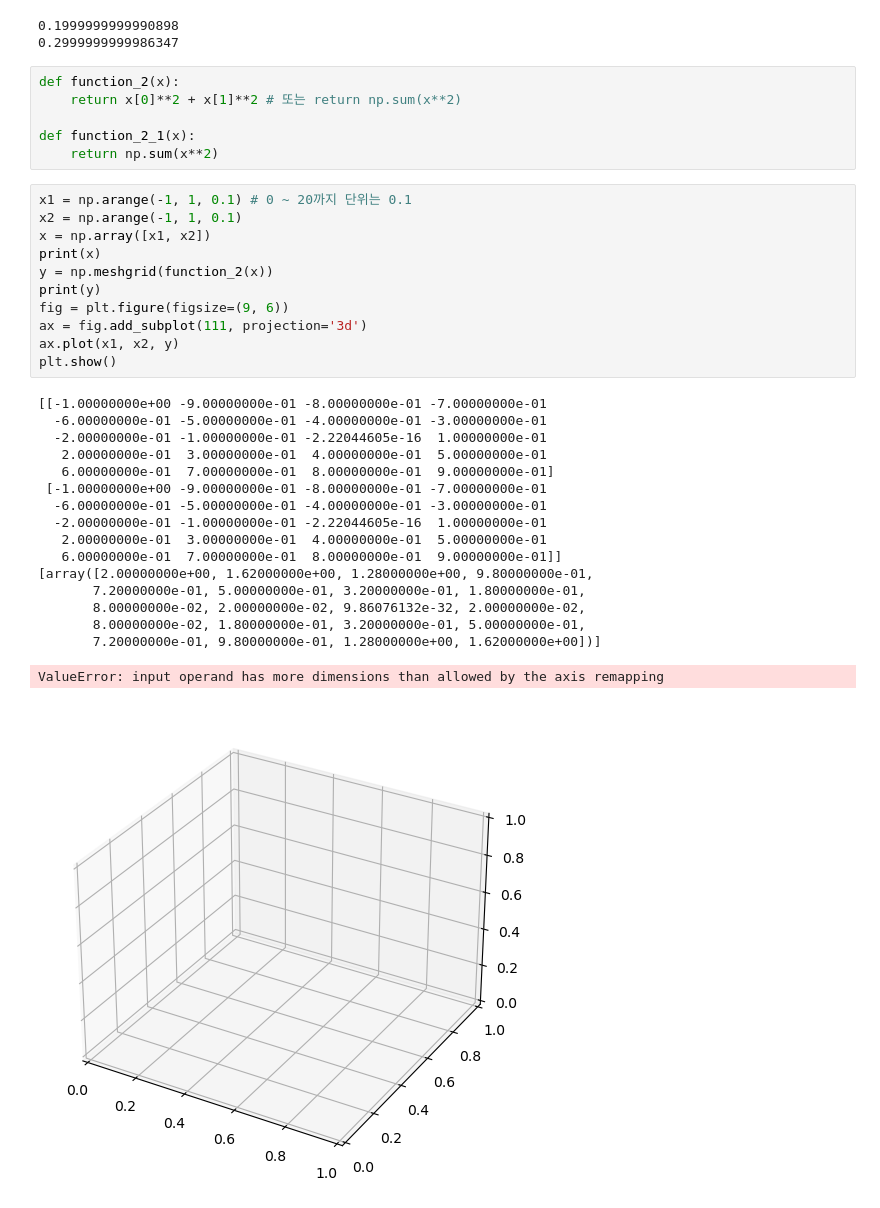
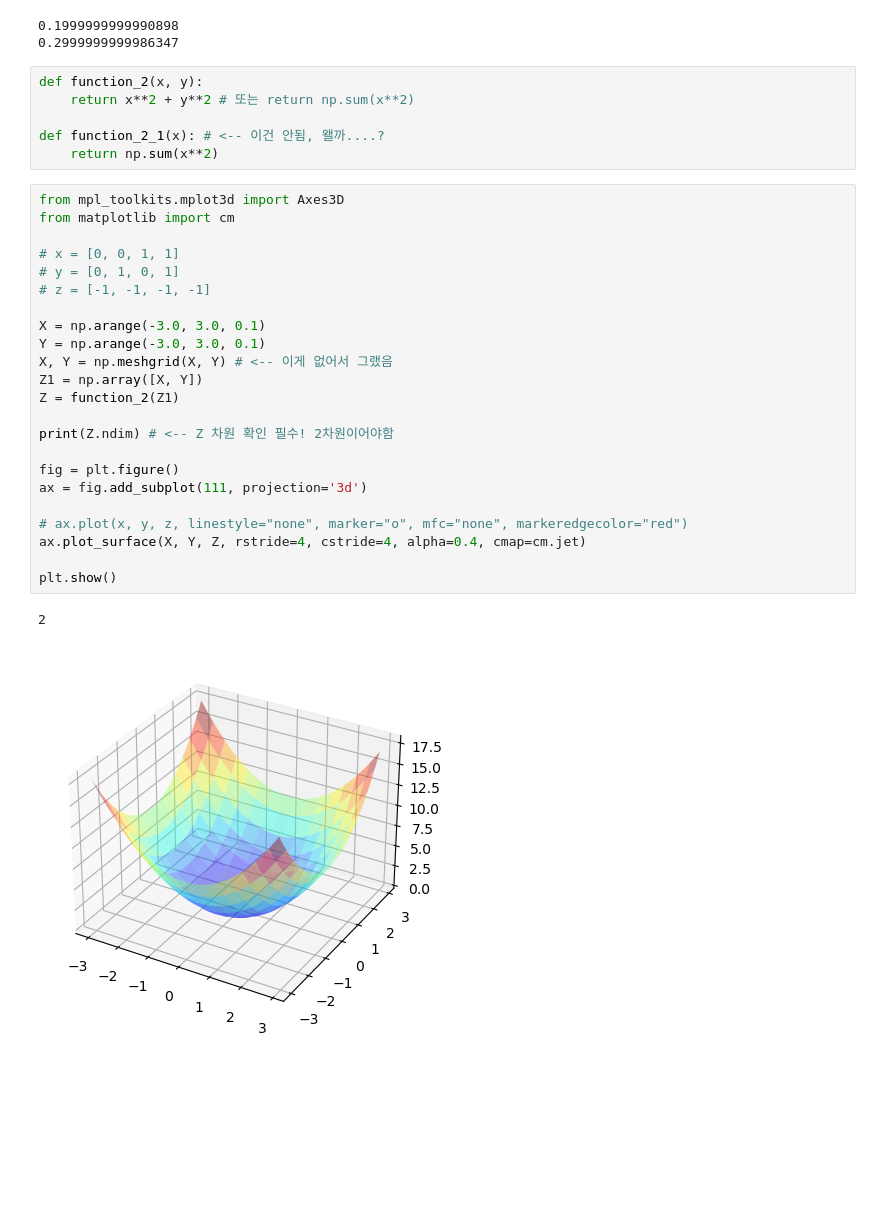
Before and after one commit to lakP44/coding-total, a Jupyter notebook: e-book/밑바닥부터_시작하는_딥러닝/004_신경망_학습.ipynb, the cells around one changed output. Saved outputs shown, nothing was run; the diff lists cells and outputs as text; blank space fills up the shorter version.

```diff
--- a/e-book/밑바닥부터_시작하는_딥러닝/004_신경망_학습.ipynb
+++ b/e-book/밑바닥부터_시작하는_딥러닝/004_신경망_학습.ipynb
@@ -134,37 +134,34 @@ print(numerical_diff(function_1, 10)) # 10에서의 미분값
 0.1999999999990898
 0.2999999999986347
 # %%
-def function_2(x):
-    return x[0]**2 + x[1]**2 # 또는 return np.sum(x**2)
+def function_2(x, y):
+    return x**2 + y**2 # 또는 return np.sum(x**2)
 
-def function_2_1(x):
+def function_2_1(x): # <-- 이건 안됨, 왤까....?
     return np.sum(x**2)
-# %%
-x1 = np.arange(-1, 1, 0.1) # 0 ~ 20까지 단위는 0.1
-x2 = np.arange(-1, 1, 0.1)
-x = np.array([x1, x2])
-print(x)
-y = np.meshgrid(function_2(x))
-print(y)
-fig = plt.figure(figsize=(9, 6))
-ax = fig.add_subplot(111, projection='3d')
-ax.plot(x1, x2, y)
-plt.show()
-# %% [output]
-[[-1.00000000e+00 -9.00000000e-01 -8.00000000e-01 -7.00000000e-01
-  -6.00000000e-01 -5.00000000e-01 -4.00000000e-01 -3.00000000e-01
-  -2.00000000e-01 -1.00000000e-01 -2.22044605e-16  1.00000000e-01
-   2.00000000e-01  3.00000000e-01  4.00000000e-01  5.00000000e-01
-   6.00000000e-01  7.00000000e-01  8.00000000e-01  9.00000000e-01]
- [-1.00000000e+00 -9.00000000e-01 -8.00000000e-01 -7.00000000e-01
-  -6.00000000e-01 -5.00000000e-01 -4.00000000e-01 -3.00000000e-01
-  -2.00000000e-01 -1.00000000e-01 -2.22044605e-16  1.00000000e-01
-   2.00000000e-01  3.00000000e-01  4.00000000e-01  5.00000000e-01
-   6.00000000e-01  7.00000000e-01  8.00000000e-01  9.00000000e-01]]
-[array([2.00000000e+00, 1.62000000e+00, 1.28000000e+00, 9.80000000e-01,
-       7.20000000e-01, 5.00000000e-01, 3.20000000e-01, 1.80000000e-01,
-       8.00000000e-02, 2.00000000e-02, 9.86076132e-32, 2.00000000e-02,
-       8.00000000e-02, 1.80000000e-01, 3.20000000e-01, 5.00000000e-01,
-       7.20000000e-01, 9.80000000e-01, 1.28000000e+00, 1.62000000e+00])]
-ValueError: input operand has more dimensions than allowed by the axis remapping
-[figure, removed]
+# %%
+from mpl_toolkits.mplot3d import Axes3D
+from matplotlib import cm
+
+# x = [0, 0, 1, 1]
+# y = [0, 1, 0, 1]
+# z = [-1, -1, -1, -1]
+
+X = np.arange(-3.0, 3.0, 0.1)
+Y = np.arange(-3.0, 3.0, 0.1)
+X, Y = np.meshgrid(X, Y) # <-- 이게 없어서 그랬음
+Z1 = np.array([X, Y])
+Z = function_2(Z1)
+
+print(Z.ndim) # <-- Z 차원 확인 필수! 2차원이어야함
+
+fig = plt.figure()
+ax = fig.add_subplot(111, projection='3d')
+
+# ax.plot(x, y, z, linestyle="none", marker="o", mfc="none", markeredgecolor="red")
+ax.plot_surface(X, Y, Z, rstride=4, cstride=4, alpha=0.4, cmap=cm.jet)
+
+plt.show()
+# %% [output]
+2
+[figure, added]
```
Also changed, not shown: parts of 12 cells of this notebook, 10 other files.
